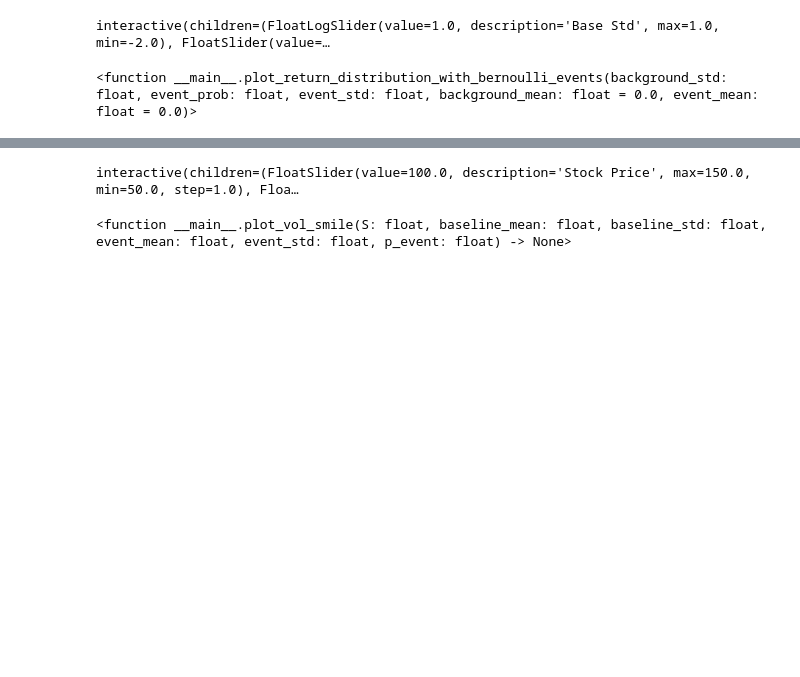
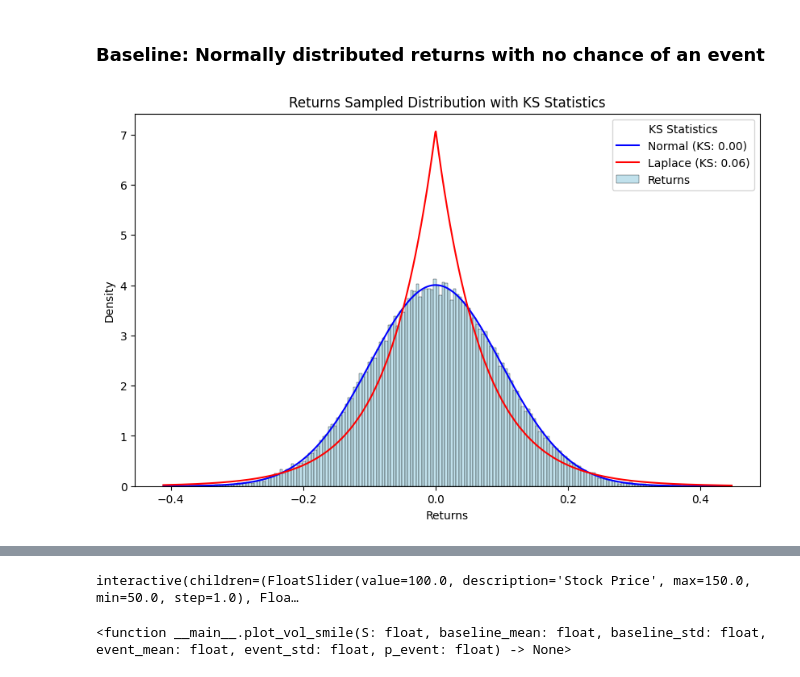
Before and after one commit to arham-habib/personal-projects, a Jupyter notebook: return_mixture_model.ipynb, the cells around one changed output, grey strips where cells are left out. Drawn from its saved outputs; the diff is of its cells as text; code cells hidden in the pictures; blank space fills up the shorter version.

```diff
--- a/return_mixture_model.ipynb
+++ b/return_mixture_model.ipynb
@@ -88,15 +112,15 @@ def plot_return_distribution_with_bernoulli_events(
     plt.ylabel("Density")
     plt.grid(False)
     plt.show()
-# %%
-interact(
-    plot_return_distribution_with_bernoulli_events,
-    background_mean = FloatSlider(value=0, min=-5, max=5, step=0.1, description='Base Mean'),
-    background_std = FloatLogSlider(value=1, base=10, min=-2, max=1, step=0.1, description='Base Std'),
-    event_prob = FloatSlider(value=0.5, min=0, max=1, step=0.01, description='Event Prob'),
-    event_mean = FloatSlider(value=0, min=-5, max=5, step=0.1, description='Event Mean'),
-    event_std = FloatLogSlider(value=1, base=10, min=-2, max=1, step=0.1, description='Event Std')
-)
-# %% [output]
-interactive(children=(FloatLogSlider(value=1.0, description='Base Std', max=1.0, min=-2.0), FloatSlider(value=…
-<function __main__.plot_return_distribution_with_bernoulli_events(background_std: float, event_prob: float, event_std: float, background_mean: float = 0.0, event_mean: float = 0.0)>
+# %% [markdown]
+### Baseline: Normally distributed returns with no chance of an event
+# %%
+plot_return_distribution_with_bernoulli_events(
+        background_std = .1,
+        event_prob = 0.0,
+        event_std = .2,
+        background_mean = 0.0,
+        event_mean = 0.0
+)
+# %% [output]
+[figure, added]
```
Also changed, not shown: parts of 32 cells of this notebook.
